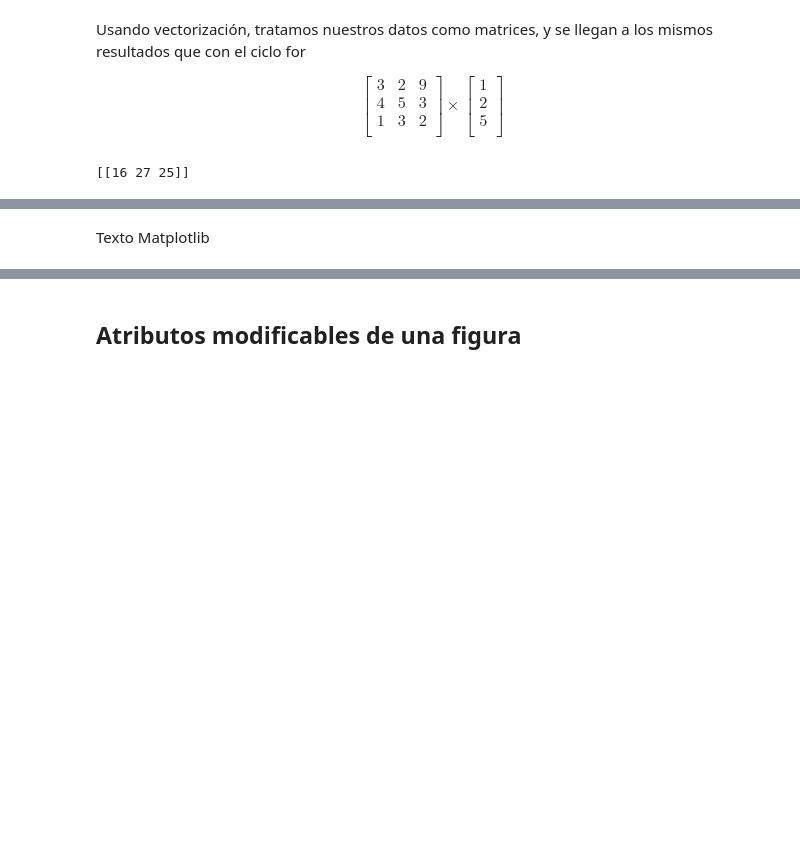
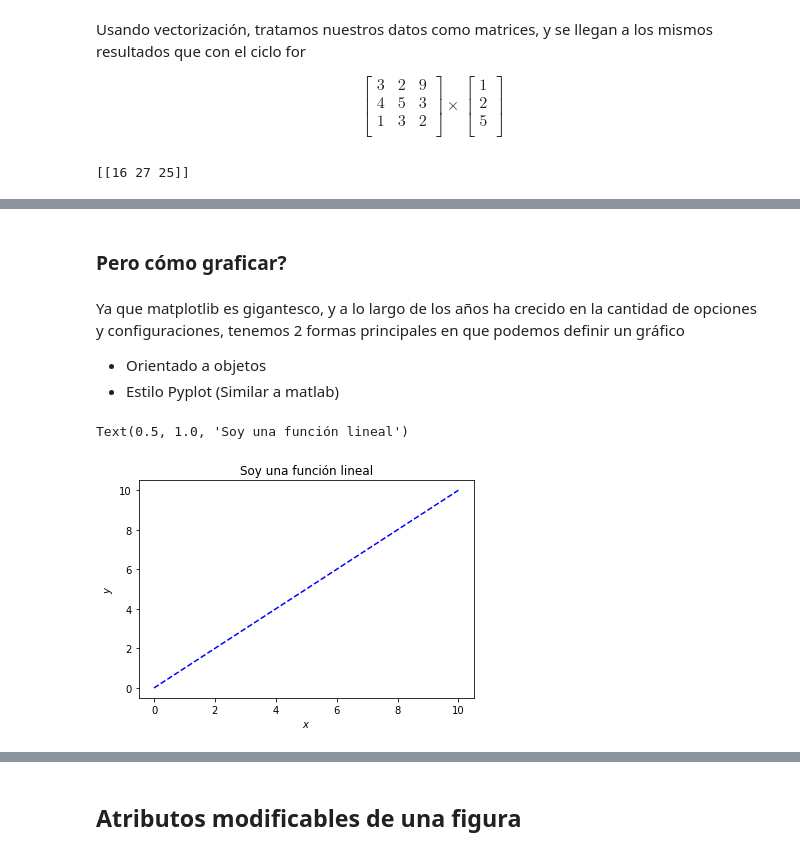
Before and after one commit to gellanz/DSC-Python, a Jupyter notebook: BasicosNumpy.ipynb, the cells around one changed output, grey strips where cells are left out. Drawn from its saved outputs; the diff is of its cells as text; code cells hidden in the pictures; blank space fills up the shorter version.

Commit message:
Cambios a la seccion de matplotlib

```diff
--- a/BasicosNumpy.ipynb
+++ b/BasicosNumpy.ipynb
@@ -71,8 +71,23 @@ print(np.dot(funcion,carros))
 <center>
 <img src = 'https://steemitimages.com/640x0/https://res.cloudinary.com/hpiynhbhq/image/upload/v1521146556/frskntefqfbebukx3l1m.png' alt = 'Matplotlib' width = 330 height = 130 >
 </center>
-# %% [markdown]
-<p>Texto Matplotlib</p>
 # %%
 #Importamos Matplotlib
 import matplotlib.pyplot as plt
+# %% [markdown]
+### Pero cómo graficar?
+# %% [markdown]
+Ya que matplotlib es gigantesco, y a lo largo de los años ha crecido en la cantidad de opciones y configuraciones, tenemos 2 formas principales en que podemos definir un gráfico
+
+- Orientado a objetos
+- Estilo Pyplot (Similar a matlab)
+# %%
+fig, ax = plt.subplots()
+x = np.linspace(0,10,2)
+ax.plot(x,x,'--b')
+ax.set_xlabel('$x$')
+ax.set_ylabel('$y$')
+ax.set_title('Soy una función lineal')
+# %% [output]
+Text(0.5, 1.0, 'Soy una función lineal')
+[figure, added]
```
Also changed, not shown: parts of 7 cells of this notebook, 1 other file.
